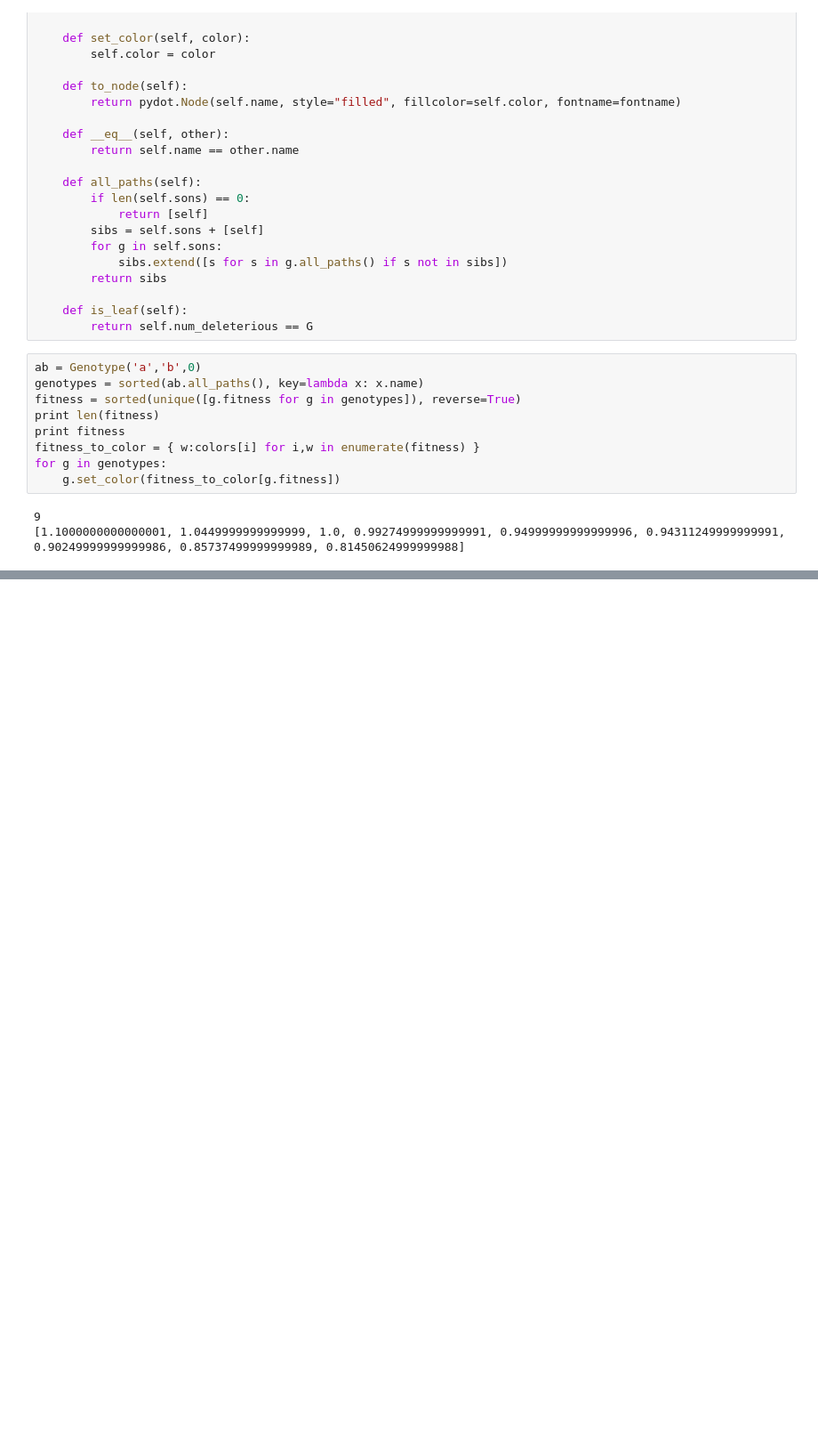
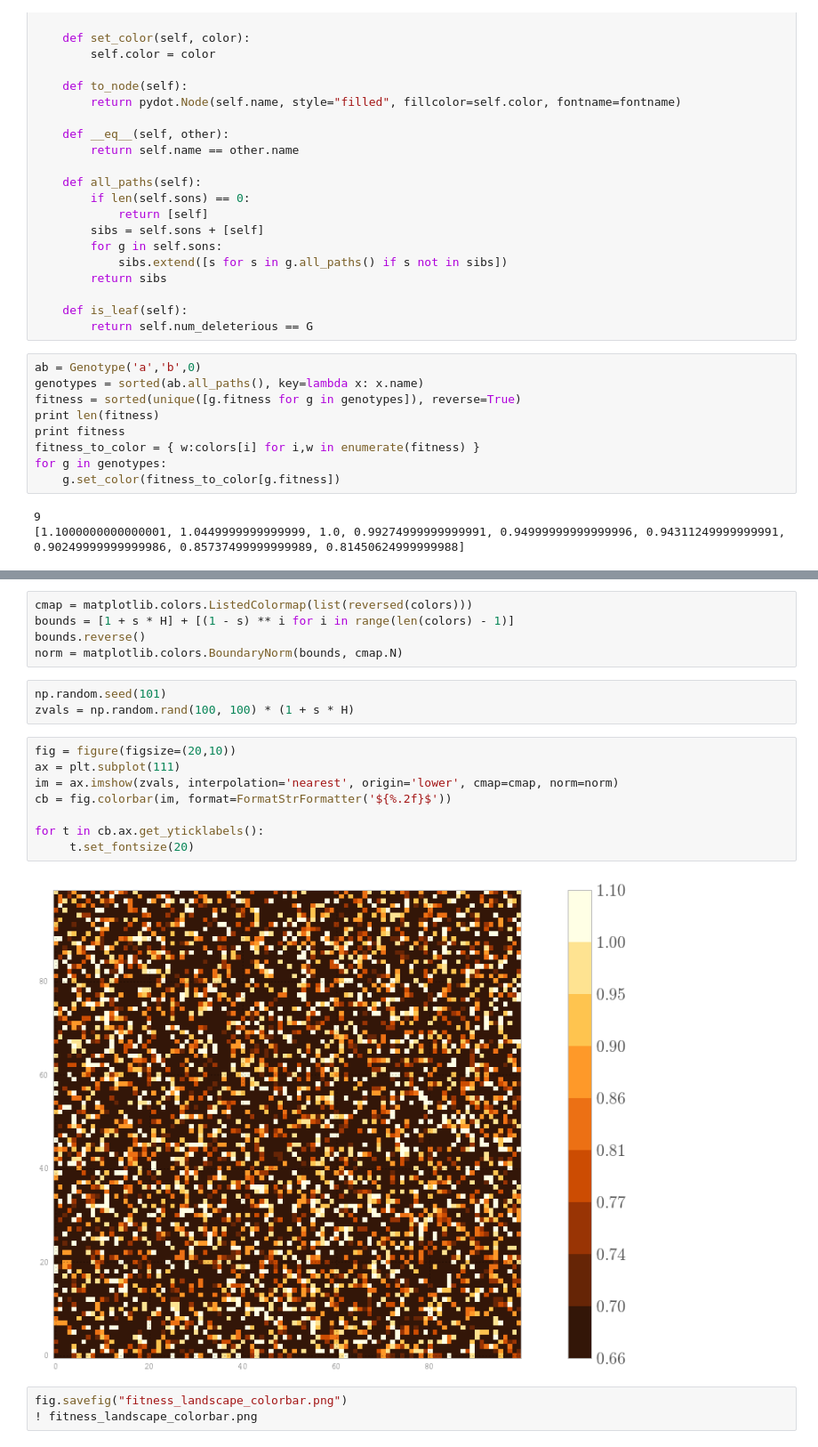
Before and after one commit to yoavram/GRC2013, a Jupyter notebook: figures.ipynb, the cells around one changed output, grey strips where cells are left out. Shown at 89% size. Saved outputs shown, nothing was run; the diff lists cells and outputs as text; blank space fills up the shorter version.

```diff
--- a/figures.ipynb
+++ b/figures.ipynb
@@ -284,0 +321,21 @@ The process cannot access the file because it is being used by another process.
+# %%
+cmap = matplotlib.colors.ListedColormap(list(reversed(colors)))
+bounds = [1 + s * H] + [(1 - s) ** i for i in range(len(colors) - 1)]
+bounds.reverse()
+norm = matplotlib.colors.BoundaryNorm(bounds, cmap.N)
+# %%
+np.random.seed(101)
+zvals = np.random.rand(100, 100) * (1 + s * H)
+# %%
+fig = figure(figsize=(20,10))
+ax = plt.subplot(111)
+im = ax.imshow(zvals, interpolation='nearest', origin='lower', cmap=cmap, norm=norm)
+cb = fig.colorbar(im, format=FormatStrFormatter('${%.2f}$'))
+
+for t in cb.ax.get_yticklabels():
+     t.set_fontsize(20)
+# %% [output]
+[figure, added]
+# %%
+fig.savefig("fitness_landscape_colorbar.png")
+! fitness_landscape_colorbar.png
```
Also changed, not shown: parts of 8 cells of this notebook.
